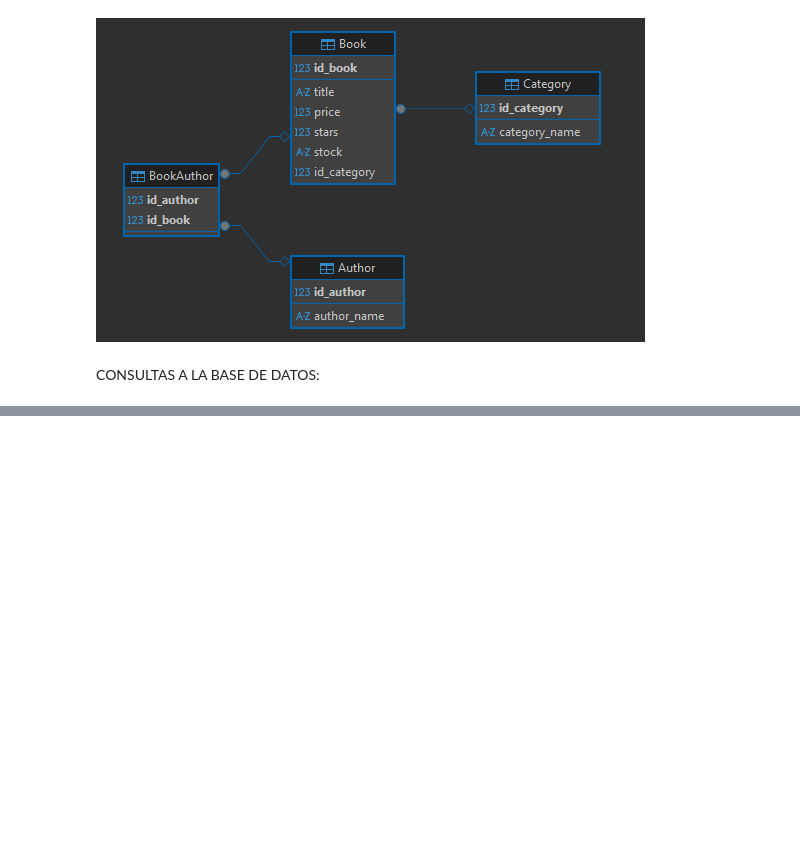
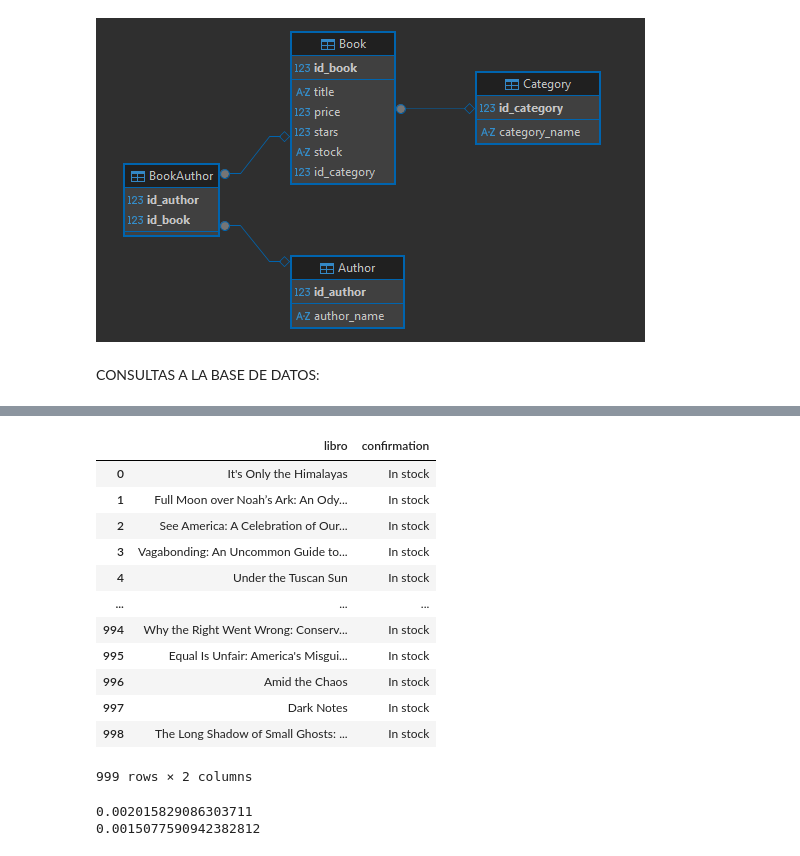
Before and after one commit to SadCloud03/Scraper_proyect, a Jupyter notebook: Scraper.ipynb, the cells around one changed output, grey strips where cells are left out. Drawn from its saved outputs; the diff is of its cells as text; code cells hidden in the pictures; blank space fills up the shorter version.

```diff
--- a/Scraper.ipynb
+++ b/Scraper.ipynb
@@ -358,23 +395,68 @@ conexion.close()
 # %%
 # ----- CONSULTA 5 (mostrar libros con stock disponible) -----
 import sqlite3
+import pandas as pd
 
 conexion = sqlite3.connect('Books_to_scrape.db')
-cursor = conexion.cursor()
 
-cursor.execute("""
+query = ("""
 SELECT
     Book.title AS libro,
     Book.stock AS confirmation
 FROM
     Book
 WHERE
     Book.stock LIKE '%In stock%';
 """)
 
-consulta = cursor.fetchall()
+df = pd.read_sql_query(query, conexion)
+conexion.close()
 
-for fila in consulta:
-    print(fila)
-
-conexion.close()
+display(df)
+# %% [output]
+|  | libro | confirmation |
+| 0 | It's Only the Himalayas | In stock |
+| 1 | Full Moon over Noah’s Ark: An Ody... | In stock |
+| 2 | See America: A Celebration of Our... | In stock |
+| 3 | Vagabonding: An Uncommon Guide to... | In stock |
+| 4 | Under the Tuscan Sun | In stock |
+| ... | ... | ... |
+| 994 | Why the Right Went Wrong: Conserv... | In stock |
+| 995 | Equal Is Unfair: America's Misgui... | In stock |
+| 996 | Amid the Chaos | In stock |
+| 997 | Dark Notes | In stock |
+| 998 | The Long Shadow of Small Ghosts: ... | In stock |
+999 rows × 2 columns
+# %%
+# ---- consultas que tienen indices -----
+import time
+import sqlite3
+
+conexion = sqlite3.connect('Books_to_scrape.db')
+cursor = conexion.cursor()
+
+cursor.execute("""
+DROP INDEX idx_stars_book;
+""")
+
+inicio = time.time()
+cursor.execute("""
+SELECT * FROM Book WHERE Book.stars > 3;
+""")
+
+print(time.time() - inicio)
+
+cursor.execute("""
+CREATE INDEX idx_stars_book ON Book(stars);
+""")
+
+inicio2 = time.time()
+cursor.execute("""
+SELECT * FROM book WHERE book.stars > 3;
+""")
+print(time.time() - inicio2)
+
+conexion.close()
+# %% [output]
+0.002015829086303711
+0.0015077590942382812
```
Also changed, not shown: parts of 5 cells of this notebook, 2 other files.
